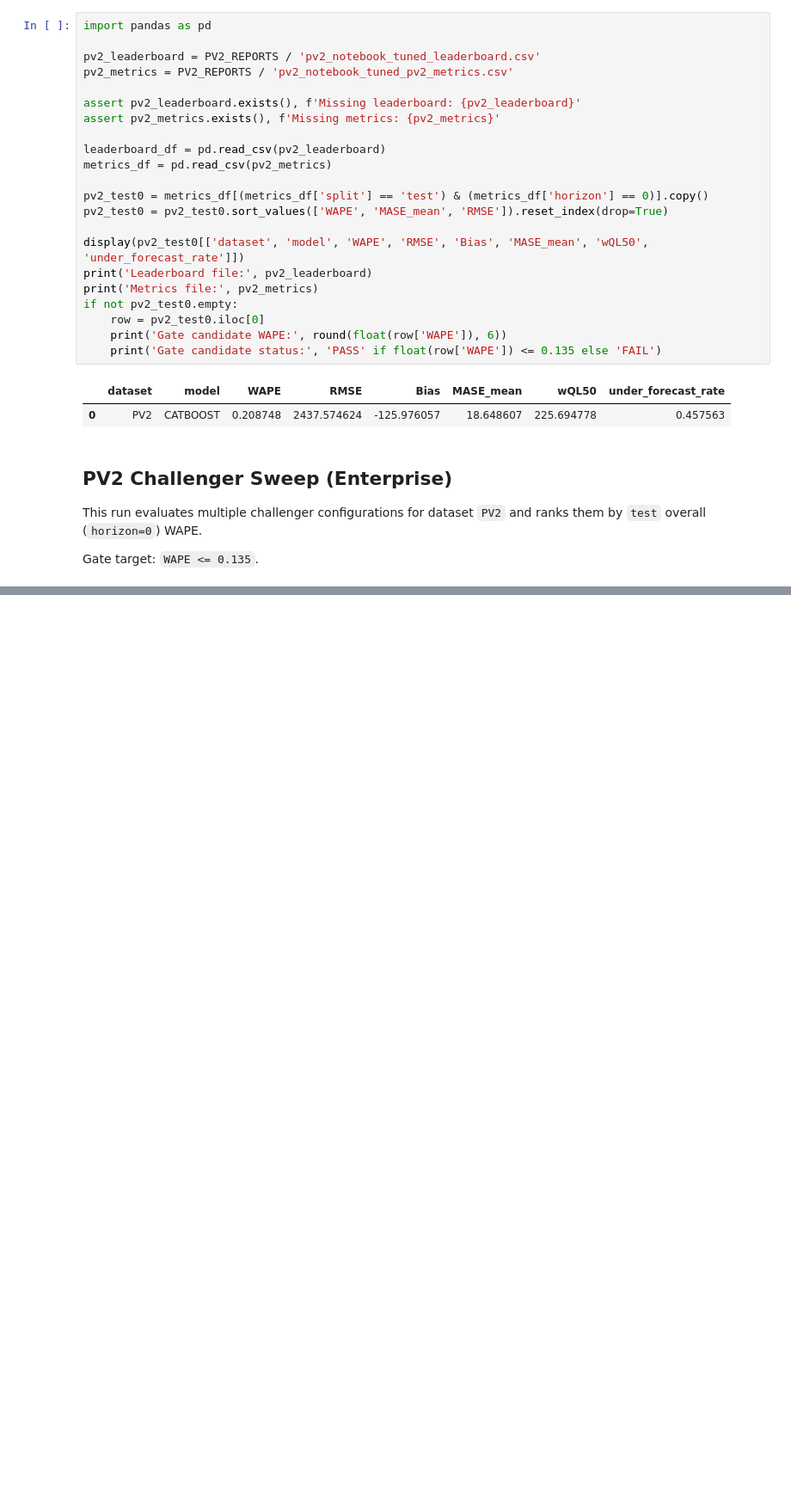
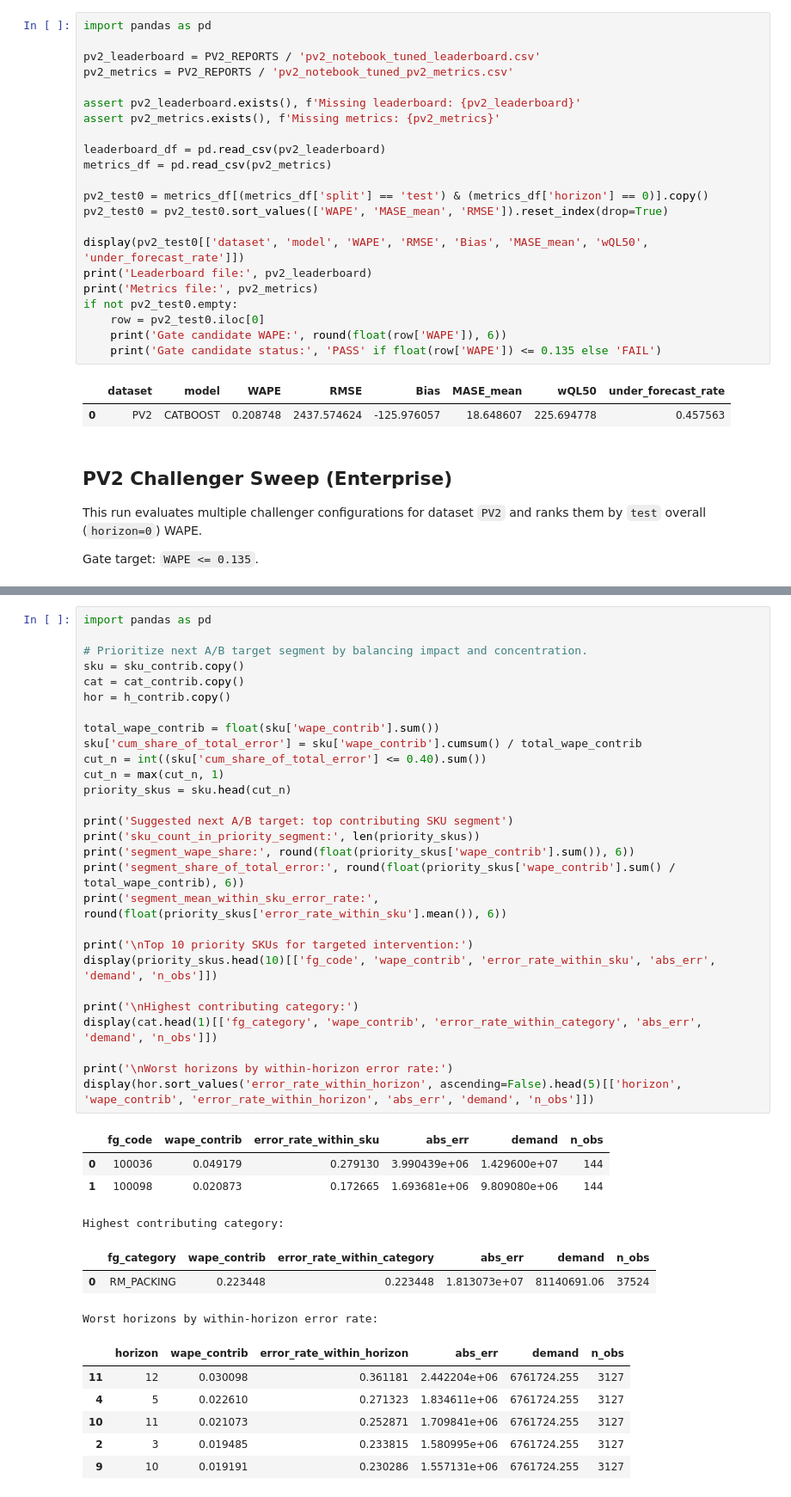
Before and after one commit to Oxshadha/OptiWMS, a Jupyter notebook: Ai miroservices/modeling/notebooks/04_fair_play_model_comparison.ipynb, the cells around one changed output, grey strips where cells are left out. Shown at 86% size. Cells and saved outputs as stored; diff of their text form; blank space fills up the shorter version.

```diff
--- a/Ai miroservices/modeling/notebooks/04_fair_play_model_comparison.ipynb
+++ b/Ai miroservices/modeling/notebooks/04_fair_play_model_comparison.ipynb
@@ -314,0 +963,42 @@ challenger[['tag', 'dataset', 'model', 'WAPE', 'RMSE', 'Bias', 'MASE_mean', 'und
+# %%
+import pandas as pd
+
+# Prioritize next A/B target segment by balancing impact and concentration.
+sku = sku_contrib.copy()
+cat = cat_contrib.copy()
+hor = h_contrib.copy()
+
+total_wape_contrib = float(sku['wape_contrib'].sum())
+sku['cum_share_of_total_error'] = sku['wape_contrib'].cumsum() / total_wape_contrib
+cut_n = int((sku['cum_share_of_total_error'] <= 0.40).sum())
+cut_n = max(cut_n, 1)
+priority_skus = sku.head(cut_n)
+
+print('Suggested next A/B target: top contributing SKU segment')
+print('sku_count_in_priority_segment:', len(priority_skus))
+print('segment_wape_share:', round(float(priority_skus['wape_contrib'].sum()), 6))
+print('segment_share_of_total_error:', round(float(priority_skus['wape_contrib'].sum() / total_wape_contrib), 6))
+print('segment_mean_within_sku_error_rate:', round(float(priority_skus['error_rate_within_sku'].mean()), 6))
+
+print('\nTop 10 priority SKUs for targeted intervention:')
+display(priority_skus.head(10)[['fg_code', 'wape_contrib', 'error_rate_within_sku', 'abs_err', 'demand', 'n_obs']])
+
+print('\nHighest contributing category:')
+display(cat.head(1)[['fg_category', 'wape_contrib', 'error_rate_within_category', 'abs_err', 'demand', 'n_obs']])
+
+print('\nWorst horizons by within-horizon error rate:')
+display(hor.sort_values('error_rate_within_horizon', ascending=False).head(5)[['horizon', 'wape_contrib', 'error_rate_within_horizon', 'abs_err', 'demand', 'n_obs']])
+# %% [output]
+|  | fg_code | wape_contrib | error_rate_within_sku | abs_err | demand | n_obs |
+| 0 | 100036 | 0.049179 | 0.279130 | 3.990439e+06 | 1.429600e+07 | 144 |
+| 1 | 100098 | 0.020873 | 0.172665 | 1.693681e+06 | 9.809080e+06 | 144 |
+Highest contributing category:
+|  | fg_category | wape_contrib | error_rate_within_category | abs_err | demand | n_obs |
+| 0 | RM_PACKING | 0.223448 | 0.223448 | 1.813073e+07 | 81140691.06 | 37524 |
+Worst horizons by within-horizon error rate:
+|  | horizon | wape_contrib | error_rate_within_horizon | abs_err | demand | n_obs |
+| 11 | 12 | 0.030098 | 0.361181 | 2.442204e+06 | 6761724.255 | 3127 |
+| 4 | 5 | 0.022610 | 0.271323 | 1.834611e+06 | 6761724.255 | 3127 |
+| 10 | 11 | 0.021073 | 0.252871 | 1.709841e+06 | 6761724.255 | 3127 |
+| 2 | 3 | 0.019485 | 0.233815 | 1.580995e+06 | 6761724.255 | 3127 |
+| 9 | 10 | 0.019191 | 0.230286 | 1.557131e+06 | 6761724.255 | 3127 |
```
Also changed, not shown: parts of 27 cells of this notebook.
